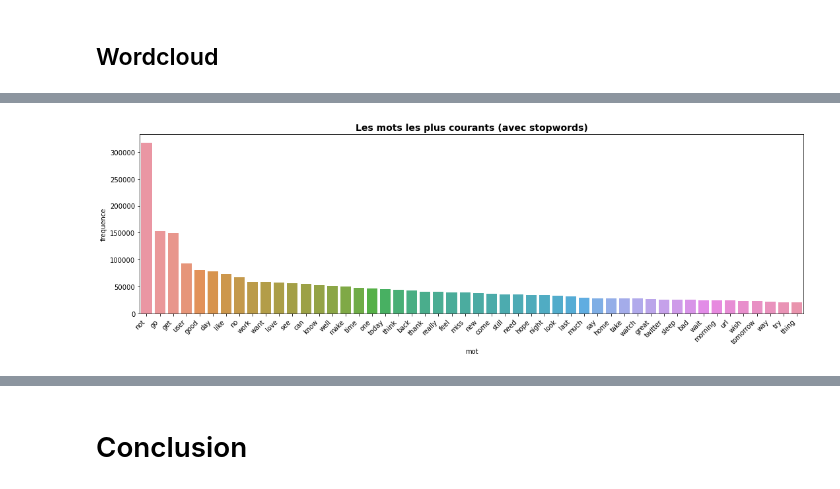
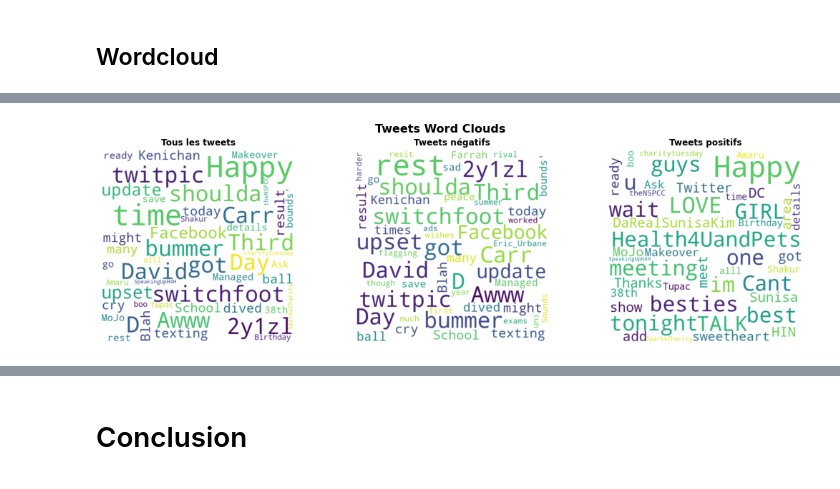
Before and after one commit to reda76/P7, a Jupyter notebook: Analyse exploratoire.ipynb, the cells around one changed output, grey strips where cells are left out. Drawn from its saved outputs; the diff is of its cells as text; code cells hidden in the pictures.

```diff
--- a/Analyse exploratoire.ipynb
+++ b/Analyse exploratoire.ipynb
@@ -829,3 +501,0 @@ Min caractere: 5.0, Max caractere: 198.0
-# %%
-# Supprimons la colonne inutile sur le nombre de caractère
-df.drop(columns=['nombre_caractere_lemma'], inplace=True)
@@ -871,4 +520,0 @@ liste_sentiment = list(df_sentiment.index)
-# %%
-# Réaffecte la dataframme sans les lignes choisies aléatoirement
-df = df[~df.index.isin(liste_sentiment)]
-df["sentiment"].value_counts()
@@ -1044,8 +528,40 @@ Nombre de mots 65193195
-# %%
-plt.figure(figsize=(18, 5))
-sns.barplot(x=mots_frequence.mot, y=mots_frequence.frequence)
-plt.xticks(rotation=45, ha='right')
-plt.title('Les mots les plus courants (avec stopwords)', fontsize=14, fontweight='bold')
-plt.show()
-# %% [output]
-[figure, removed]
+# %%
+def wordcloud(df, colonne):
+
+    tous_tweet = str(df[colonne].values)
+    tweet_negatif = str(mot_negatif[colonne].values)
+    tweet_positif = str(mot_positif[colonne].values)
+
+    # Instanciation de WordCloud
+    wc_tous = WordCloud(width=600, height=600, background_color="white",
+                       max_words=200, max_font_size=90,
+                       collocations=False, random_state=42).generate(tous_tweet)
+
+    wc_negatif = WordCloud(width=600, height=600, background_color="white",
+                       max_words=200, max_font_size=90,
+                       collocations=False, random_state=42).generate(tweet_negatif)
+
+    wc_positif = WordCloud(width=600, height=600, background_color="white",
+                       max_words=200, max_font_size=90,
+                       collocations=False, random_state=42).generate(tweet_positif)
+
+    fig, (ax1, ax2, ax3) = plt.subplots(1, 3, figsize=(18, 5))
+
+    ax1.imshow(wc_tous, interpolation='bilinear')
+    ax1.set_title('Tous les tweets', fontsize=12, fontweight='bold')
+    ax1.axis('off')
+
+    ax2.imshow(wc_negatif, interpolation='bilinear')
+    ax2.set_title('Tweets négatifs', fontsize=12, fontweight='bold')
+    ax2.axis('off')
+
+    ax3.imshow(wc_positif, interpolation='bilinear')
+    ax3.set_title('Tweets positifs', fontsize=12, fontweight='bold')
+    ax3.axis('off')
+
+    plt.suptitle('Tweets Word Clouds', fontsize=16, fontweight='bold')
+    plt.show()
+# %%
+wordcloud(df, "tweet")
+# %% [output]
+[figure, added]
```
Also changed, not shown: parts of 173 cells of this notebook.
